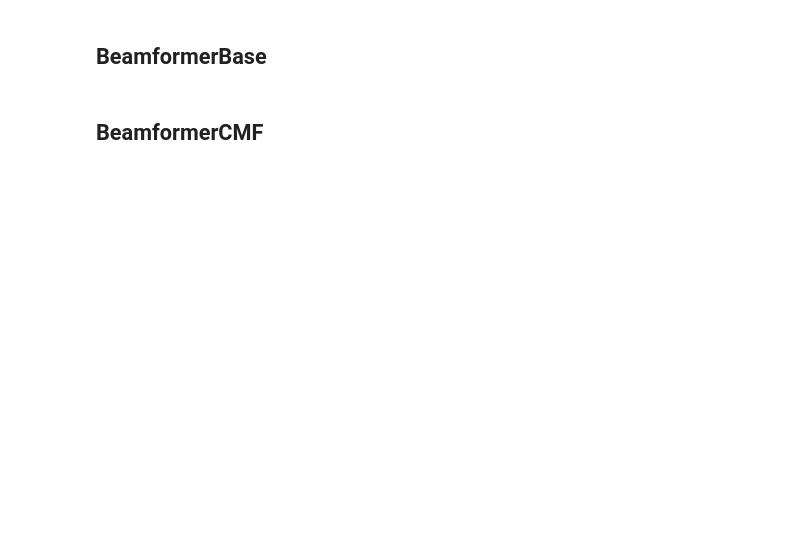
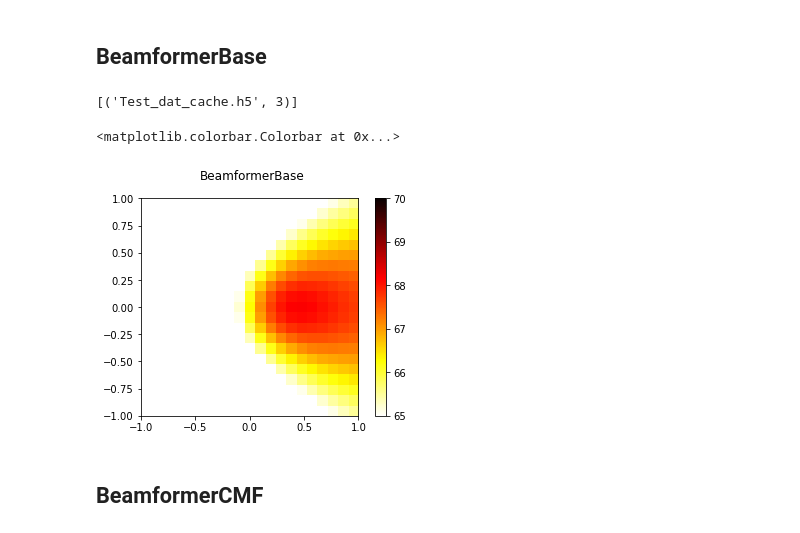
Before and after one commit to FrankK20/acoular, a Jupyter notebook: acoular/notebook/BeamformerEA demo.ipynb, the cells around one changed output. Saved outputs shown, nothing was run; the diff lists cells and outputs as text; code cells hidden in the pictures; blank space fills up the shorter version.

```diff
--- a/acoular/notebook/BeamformerEA demo.ipynb
+++ b/acoular/notebook/BeamformerEA demo.ipynb
@@ -172,14 +185,18 @@ plt.ylim(-1,1)
 # %%
 #define grid and steering vector for BeamformerBase and BeamformerCMF
 GR = RectGrid(x_min=-1,x_max=1, y_min=-1, y_max=1, z=0.75,increment=0.1)
-SV = SteeringVector(grid=GR, mics=MICGEOM)
+SV = SteeringVector(grid=GR, mics=micgeom)
 
 beb = BeamformerBase(freq_data=ps,steer=SV)
 res_BEB = beb.synthetic(800,0)
 
 im = plt.imshow(L_p(res_BEB.T),vmax=70,vmin=65,extent=GR.extend(),cmap= 'hot_r')
 plt.suptitle("BeamformerBase")
 plt.colorbar()
+# %% [output]
+[('Test_dat_cache.h5', 3)]
+<matplotlib.colorbar.Colorbar at 0x...>
+[figure, added]
 # %% [markdown]
 ## BeamformerCMF
 # %%
```
Also changed, not shown: parts of 16 cells of this notebook.
